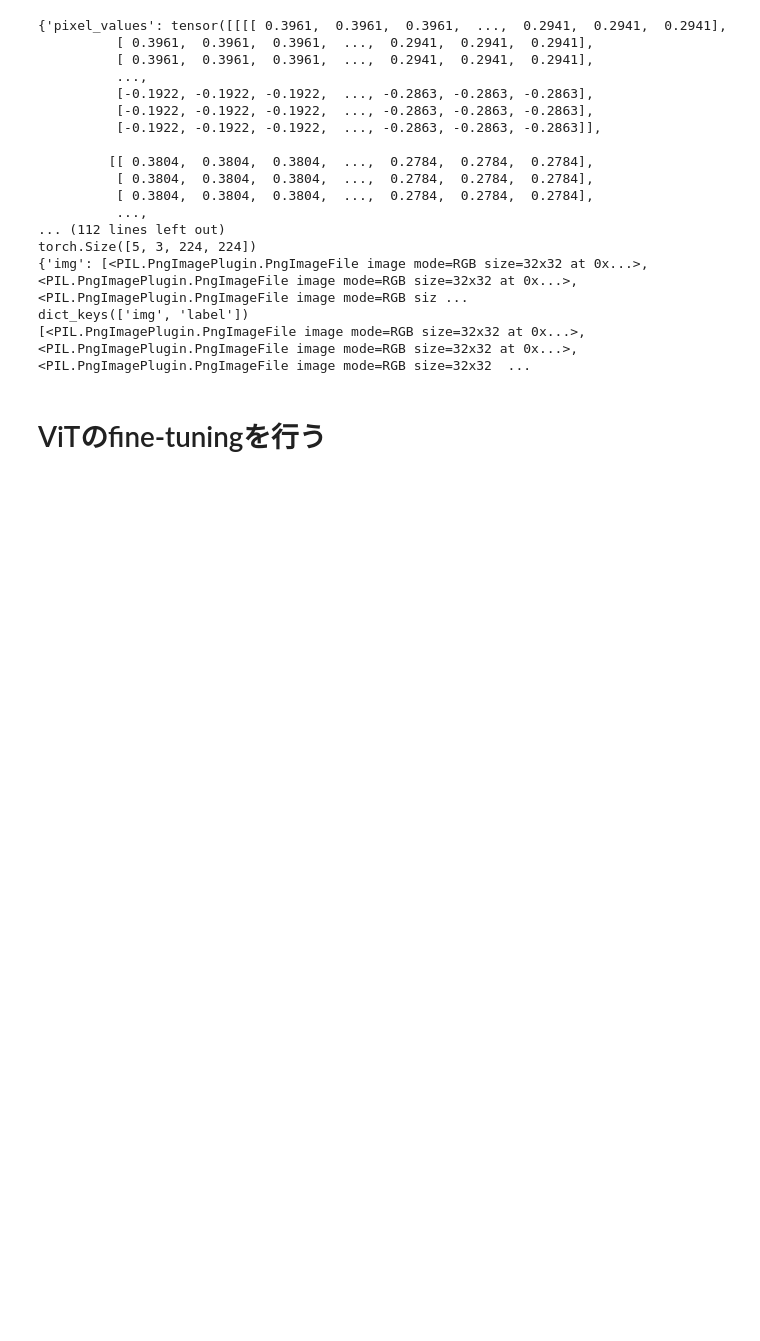
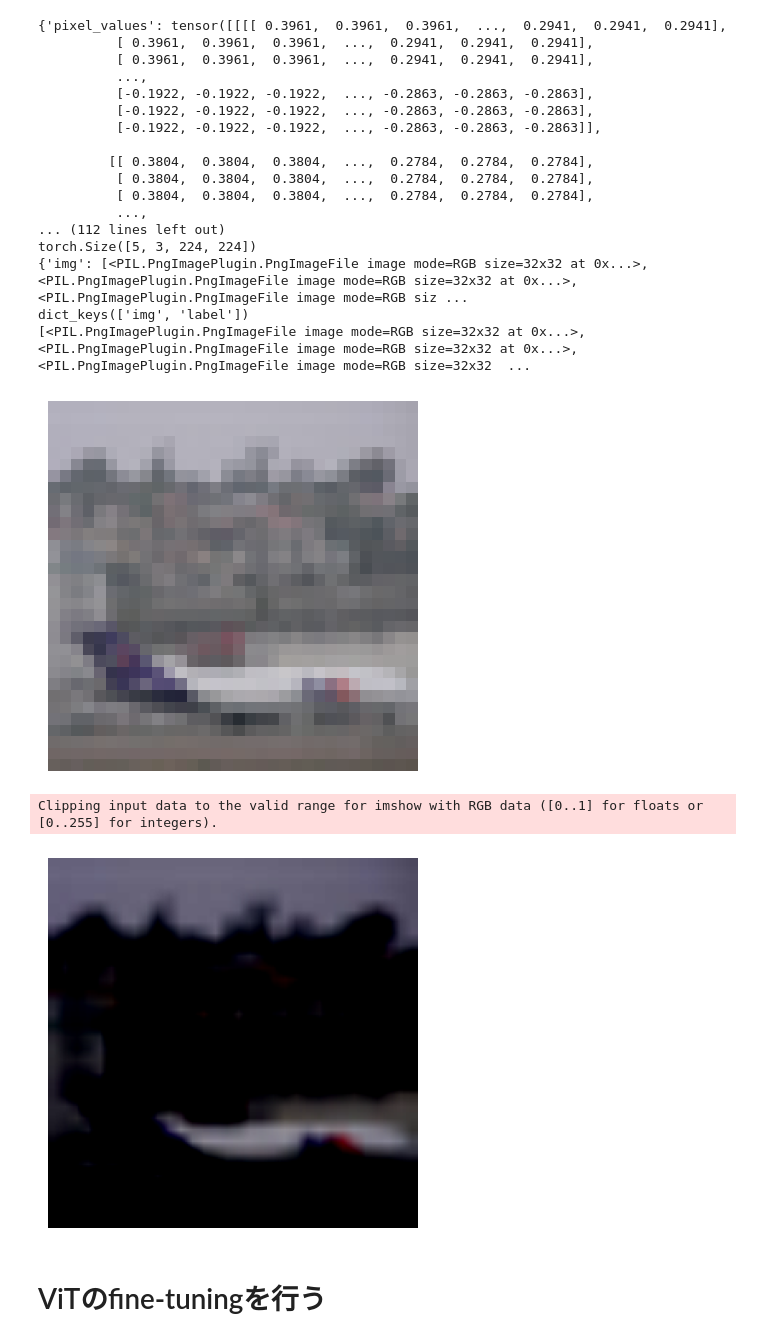
Before and after one commit to posl/RepTran-replication, a Jupyter notebook: playgrounds/cifar-10_test.ipynb, the cells around one changed output. Cells and saved outputs as stored; diff of their text form; code cells hidden in the pictures; blank space fills up the shorter version.

```diff
--- a/playgrounds/cifar-10_test.ipynb
+++ b/playgrounds/cifar-10_test.ipynb
@@ -212,6 +212,28 @@ torch.Size([5, 3, 224, 224])
 {'img': [<PIL.PngImagePlugin.PngImageFile image mode=RGB size=32x32 at 0x...>, <PIL.PngImagePlugin.PngImageFile image mode=RGB size=32x32 at 0x...>, <PIL.PngImagePlugin.PngImageFile image mode=RGB siz ...
 dict_keys(['img', 'label'])
 [<PIL.PngImagePlugin.PngImageFile image mode=RGB size=32x32 at 0x...>, <PIL.PngImagePlugin.PngImageFile image mode=RGB size=32x32 at 0x...>, <PIL.PngImagePlugin.PngImageFile image mode=RGB size=32x32  ...
+# %%
+import torch
+import matplotlib.pyplot as plt
+import matplotlib.pyplot as plt
+import torchvision.transforms as transforms
+
+transform = transforms.ToTensor()
+tensor = transform(cifar10["train"][0]["img"])
+
+# テンソルを画像として表示します
+plt.imshow(tensor.permute(1, 2, 0))  # テンソルの次元を(64, 64, 3)に変換して表示します
+plt.axis('off')  # 軸を非表示にします
+plt.show()
+
+# テンソルを画像として表示します
+plt.imshow(cifar10_preprocessed["train"][0]["pixel_values"].permute(1, 2, 0))  # テンソルの次元を(64, 64, 3)に変換して表示します
+plt.axis('off')  # 軸を非表示にします
+plt.show()
+# %% [output]
+[figure, added]
+Clipping input data to the valid range for imshow with RGB data ([0..1] for floats or [0..255] for integers).
+[figure, added]
 # %%
 from transformers import DefaultDataCollator
 
```
Also changed, not shown: 11 other files.
